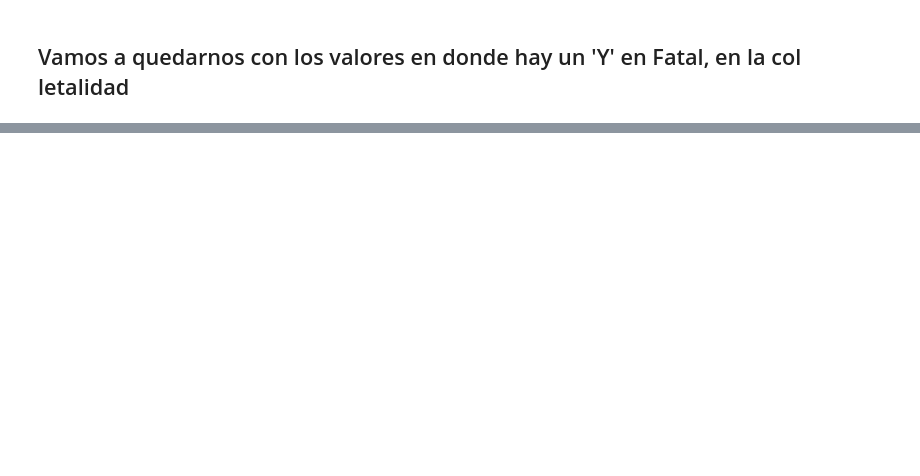
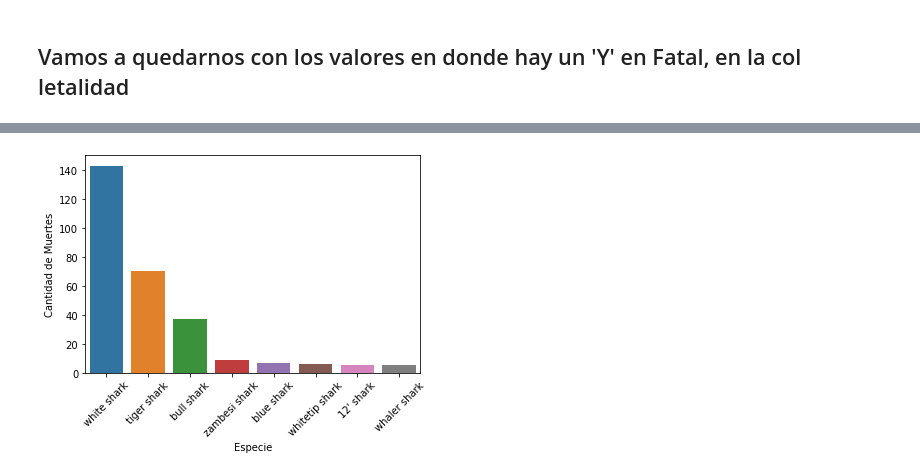
Before and after one commit to JulianTrufero/shark-data-cleaning, a Jupyter notebook: Cleaning.ipynb, the cells around one changed output, grey strips where cells are left out. Cells and saved outputs as stored; diff of their text form; code cells hidden in the pictures; blank space fills up the shorter version.

```diff
--- a/Cleaning.ipynb
+++ b/Cleaning.ipynb
@@ -220,2 +208,2 @@ def letalidad(x):
 # %%
-sdf2['Letalidad'] = sdf2['Fatal (Y/N)'].apply(letalidad)
+letal = pd.DataFrame(sdf2[sdf2['Fatal (Y/N)'] == 'Y'])
@@ -247,0 +219,5 @@ sdf2.shape
+# %%
+letal2 = pd.DataFrame(letal['Identified Specie'].value_counts()).reset_index()
+# %%
+d = {'Identified Specie': 'Cantidad de Muertes', 'index':'Especie'}
+letal2 = letal2.rename(columns=d)
@@ -247,0 +245,7 @@ sdf2.shape
+# %%
+letal2.drop(range(8, 41), axis=0, inplace=True)
+# %%
+f = sns.barplot(x=letal2.Especie, y=letal2['Cantidad de Muertes'], data=letal2)
+f.tick_params(axis='x', rotation=45);
+# %% [output]
+[figure, added]
```
Also changed, not shown: parts of 17 cells of this notebook, 2 other files.
